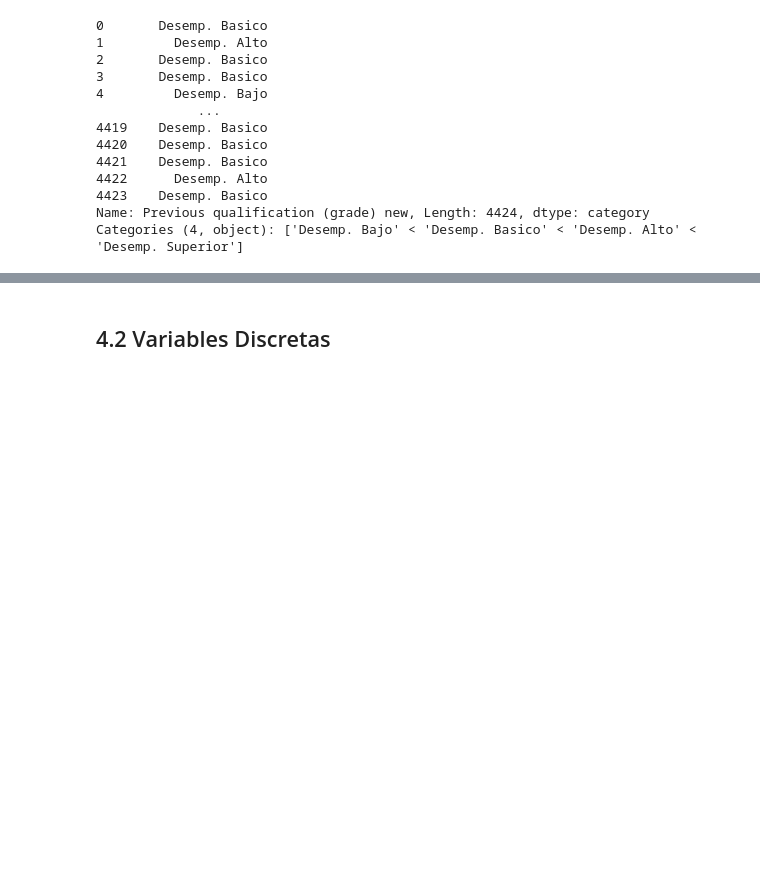
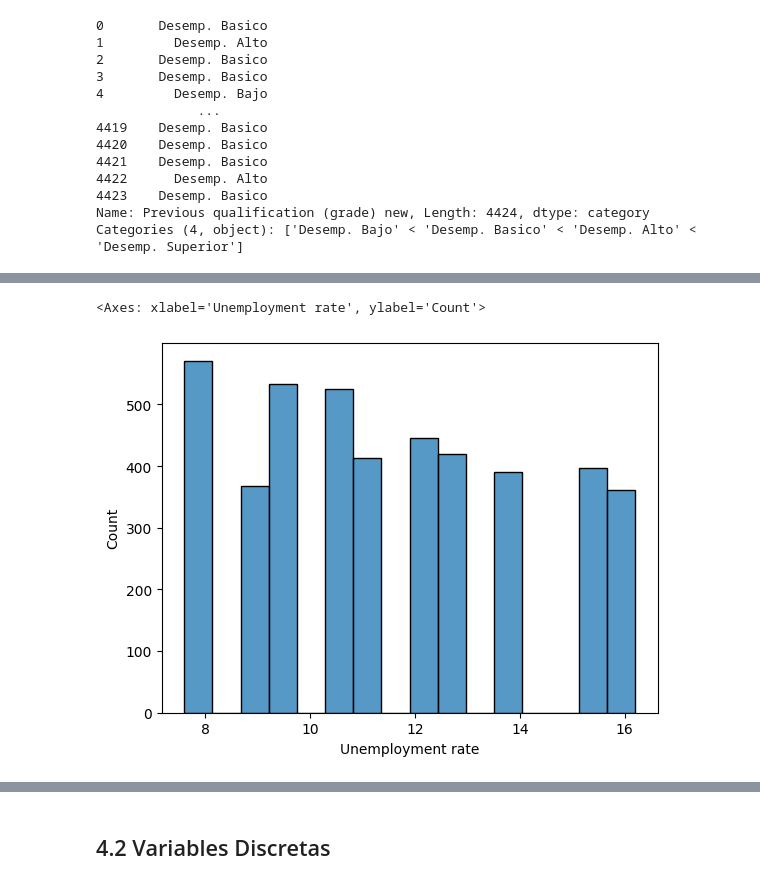
Before and after one commit to JeisonCamiloO/Proyecto-EDA, a Jupyter notebook: Exploracion Datos Proyecto.ipynb, the cells around one changed output, grey strips where cells are left out. Cells and saved outputs as stored; diff of their text form; code cells hidden in the pictures; blank space fills up the shorter version.

```diff
--- a/Exploracion Datos Proyecto.ipynb
+++ b/Exploracion Datos Proyecto.ipynb
@@ -466,0 +593,5 @@ Categories (4, object): ['Desemp. Bajo' < 'Desemp. Basico' < 'Desemp. Alto' < 'D
+# %%
+sns.histplot(df_new, x = "Unemployment rate")
+# %% [output]
+<Axes: xlabel='Unemployment rate', ylabel='Count'>
+[figure, added]
```
Also changed, not shown: parts of 14 cells of this notebook.
